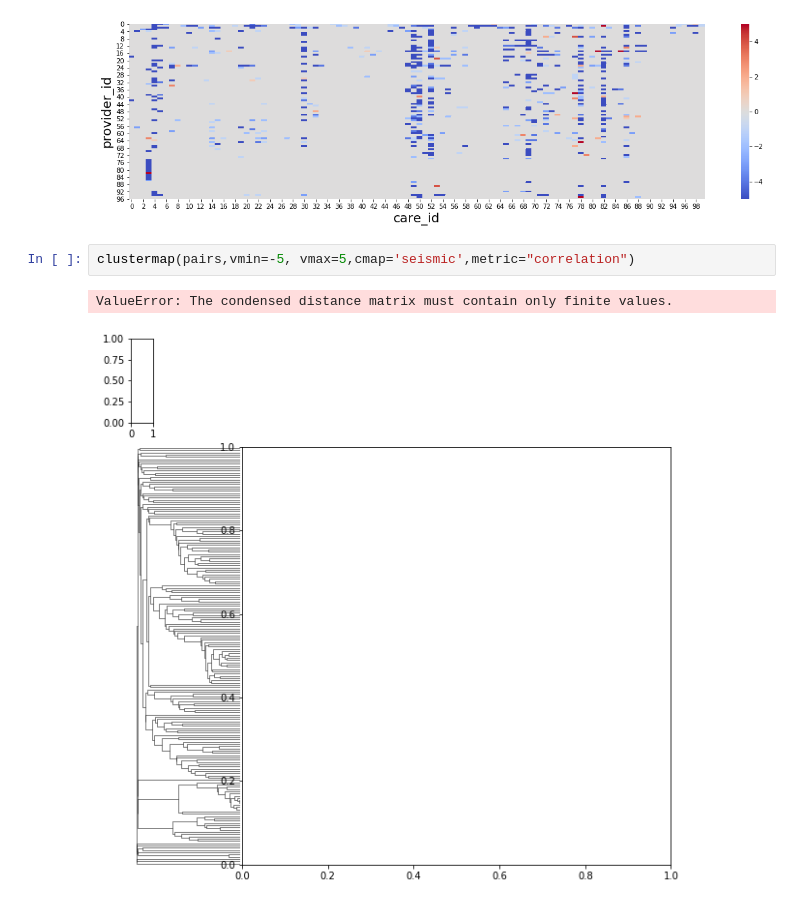
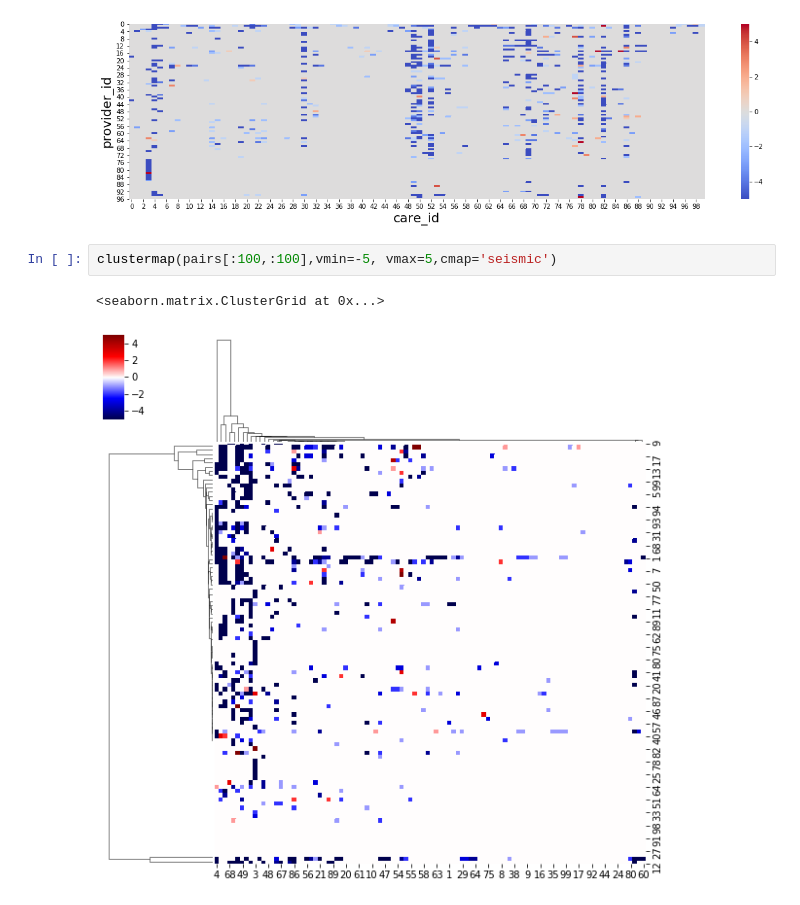
Before and after one commit to Shunling/Insight_HealthDataScience, a Jupyter notebook: Projects/P3/EDA_2.ipynb, the cells around one changed output. Saved outputs shown, nothing was run; the diff lists cells and outputs as text.

Commit message:
add clustermap

```diff
--- a/Projects/P3/EDA_2.ipynb
+++ b/Projects/P3/EDA_2.ipynb
@@ -571,7 +569,7 @@ plt.ylabel('provider_id',fontsize=20)
 Text(159.0, 0.5, 'provider_id')
 [figure]
 # %%
-clustermap(pairs,vmin=-5, vmax=5,cmap='seismic',metric="correlation")
+clustermap(pairs[:100,:100],vmin=-5, vmax=5,cmap='seismic')
 # %% [output]
-ValueError: The condensed distance matrix must contain only finite values.
+<seaborn.matrix.ClusterGrid at 0x...>
-[figure, old version]
+[figure, new version]
```
Also changed, not shown: parts of 2 cells of this notebook.
